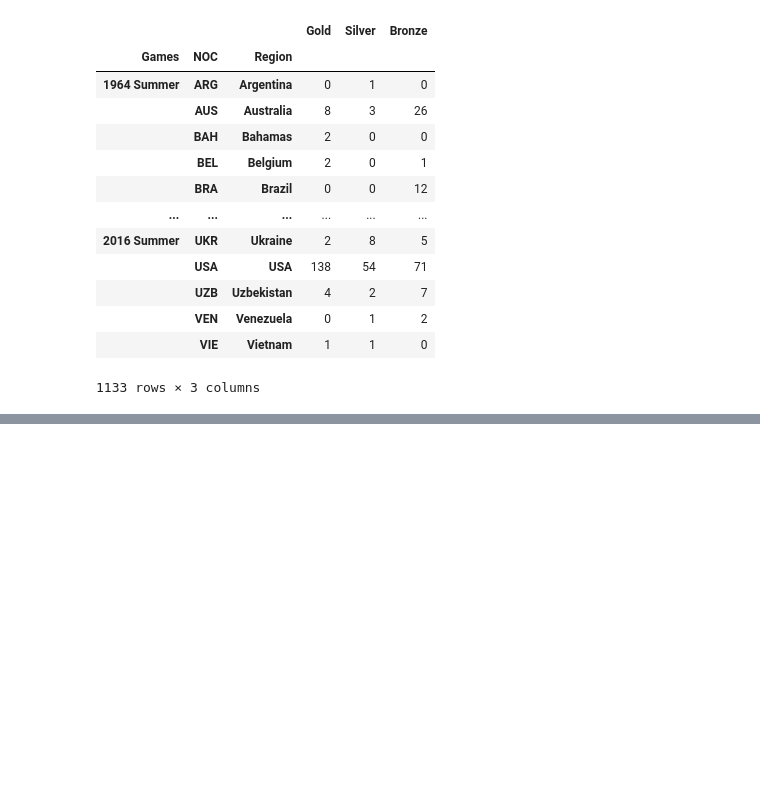
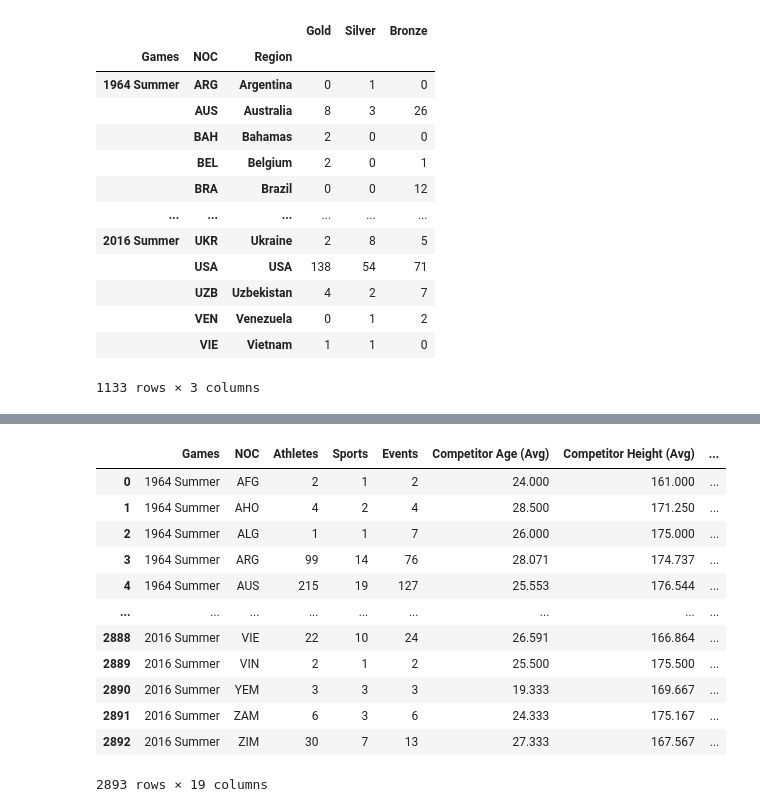
Before and after one commit to Owen-Doc/Olympic_Medal_Predictor, a Jupyter notebook: Preprocessing_Olympic_Features.ipynb, the cells around one changed output, grey strips where cells are left out. Saved outputs shown, nothing was run; the diff lists cells and outputs as text; code cells hidden in the pictures; blank space fills up the shorter version.

```diff
--- a/Preprocessing_Olympic_Features.ipynb
+++ b/Preprocessing_Olympic_Features.ipynb
@@ -279,0 +315,13 @@ games.head()
+# %%
+# Feature creations
+
+# Add column for total medals won
+games["Total Medals"] = games['Gold'] + games['Silver'] + games['Bronze']
+# Add column for number of athletes competing for a given event - important feature: more athletes = more opportunities for medals
+games["Athletes per Event"] = (games["Athlete"]/ games["Event"]).round(3)
+
+# Add column for propensity to win bronze medals- need at least a bronze to medal (feature creation)
+games['% Medal Bronze'] = (games['Bronze']/games["Total Medals"]).round(3)
+games['% Medal Bronze'] = games['% Medal Bronze'].fillna(0)
+
+games.head()
@@ -279,0 +335,28 @@ games.head()
+# %%
+# Rename columns
+games = games.rename(columns={'Athlete': 'Athletes',
+                             'Sport': 'Sports',
+                             'Event': 'Events',
+                             'Age': 'Competitor Age (Avg)',
+                              'Height': 'Competitor Height (Avg)',
+                              'Weight': 'Competitor Weight (Avg)',
+                              'Male': 'M/F'
+                             })
+
+# Drop unnecessary columns
+games = games.drop(columns=['Region'])
+games
+# %% [output]
+|  | Games | NOC | Athletes | Sports | Events | Competitor Age (Avg) | Competitor Height (Avg) | ... |
+| 0 | 1964 Summer | AFG | 2 | 1 | 2 | 24.000 | 161.000 | ... |
+| 1 | 1964 Summer | AHO | 4 | 2 | 4 | 28.500 | 171.250 | ... |
+| 2 | 1964 Summer | ALG | 1 | 1 | 7 | 26.000 | 175.000 | ... |
+| 3 | 1964 Summer | ARG | 99 | 14 | 76 | 28.071 | 174.737 | ... |
+| 4 | 1964 Summer | AUS | 215 | 19 | 127 | 25.553 | 176.544 | ... |
+| ... | ... | ... | ... | ... | ... | ... | ... | ... |
+| 2888 | 2016 Summer | VIE | 22 | 10 | 24 | 26.591 | 166.864 | ... |
+| 2889 | 2016 Summer | VIN | 2 | 1 | 2 | 25.500 | 175.500 | ... |
+| 2890 | 2016 Summer | YEM | 3 | 3 | 3 | 19.333 | 169.667 | ... |
+| 2891 | 2016 Summer | ZAM | 6 | 3 | 6 | 24.333 | 175.167 | ... |
+| 2892 | 2016 Summer | ZIM | 30 | 7 | 13 | 27.333 | 167.567 | ... |
+2893 rows × 19 columns
```
Also changed, not shown: parts of 7 cells of this notebook, 1 other file.
